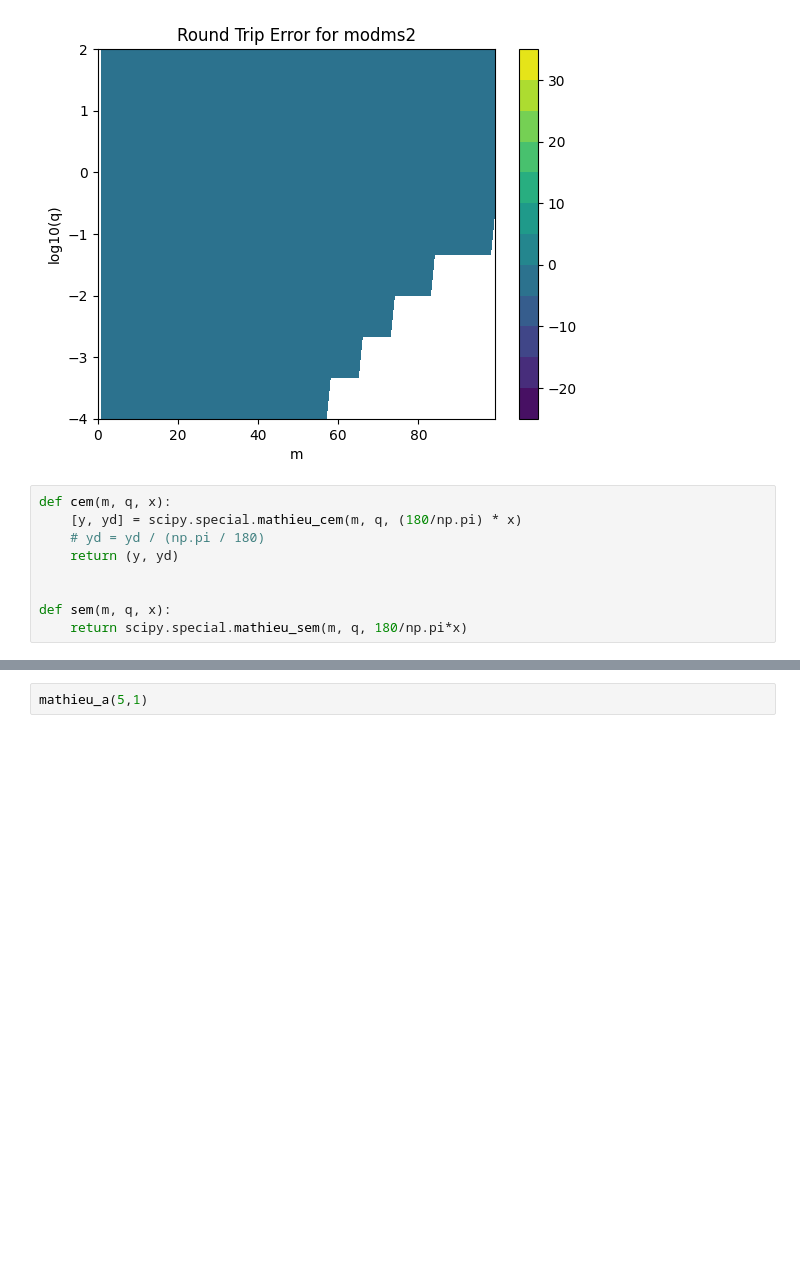
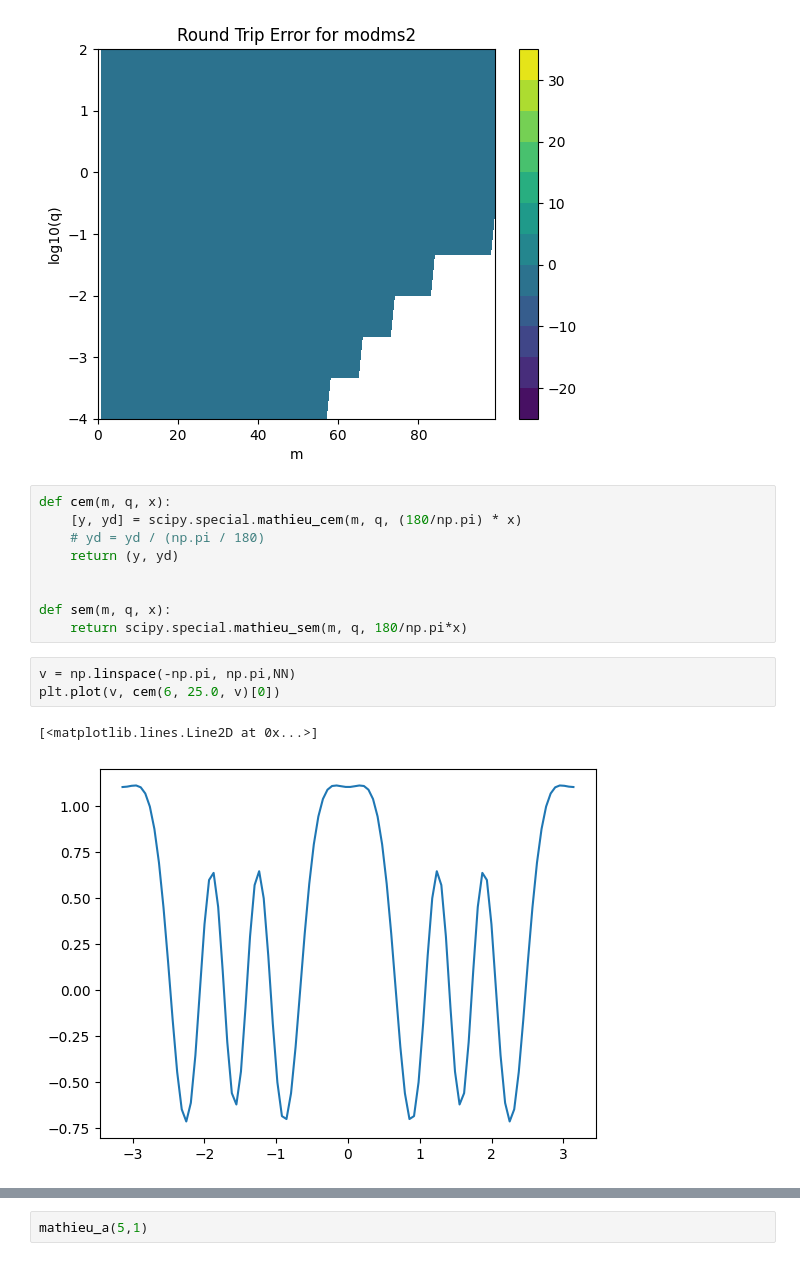
Before and after one commit to brorson/ScipyMathieuTesting, a Jupyter notebook: round_trip_modfuncs.ipynb, the cells around one changed output, grey strips where cells are left out. Cells and saved outputs as stored; diff of their text form; blank space fills up the shorter version.

```diff
--- a/round_trip_modfuncs.ipynb
+++ b/round_trip_modfuncs.ipynb
@@ -375,6 +375,12 @@ def cem(m, q, x):
 
 def sem(m, q, x):
     return scipy.special.mathieu_sem(m, q, 180/np.pi*x)
+# %%
+v = np.linspace(-np.pi, np.pi,NN)
+plt.plot(v, cem(6, 25.0, v)[0])
+# %% [output]
+[<matplotlib.lines.Line2D at 0x...>]
+[figure, added]
 # %%
 # Round trip cem
 NN = 100
```
Also changed, not shown: parts of 2 cells of this notebook, 1 other file.
